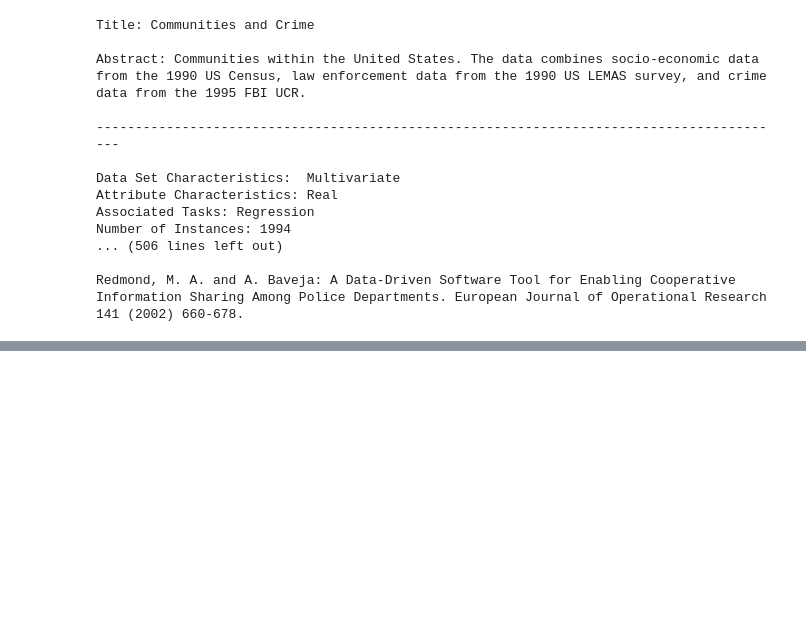
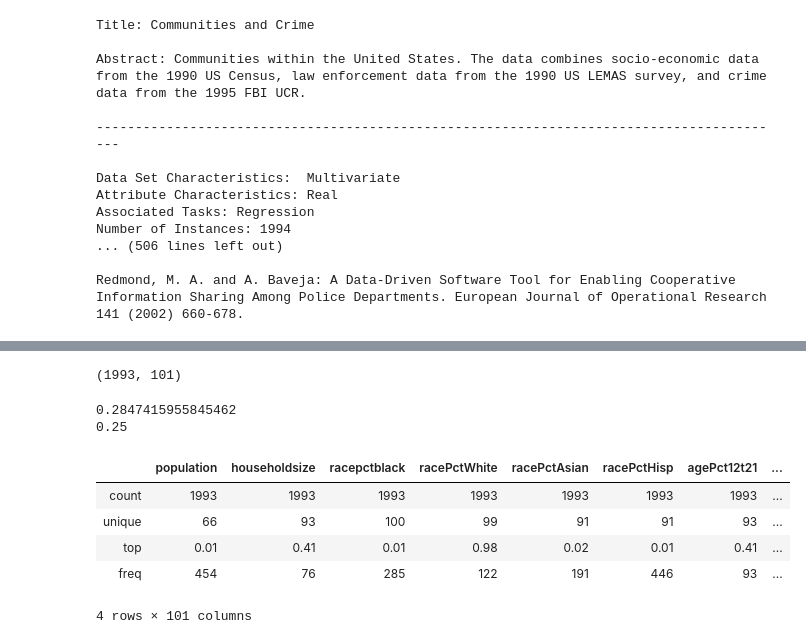
Before and after one commit to LpineA/data_analysis_project_communities, a Jupyter notebook: Jean.ipynb, the cells around one changed output, grey strips where cells are left out. Drawn from its saved outputs; the diff is of its cells as text; code cells hidden in the pictures; blank space fills up the shorter version.

```diff
--- a/Jean.ipynb
+++ b/Jean.ipynb
@@ -123,0 +120,6 @@ for i in range (2, len(df_clean.columns)):
+# %%
+data = df_cleaning.replace('?', np.nan)
+feat_miss = data.columns[data.isnull().any()]
+
+print(feat_miss)
+feat_miss.shape
@@ -124 +136,25 @@ for i in range (2, len(df_clean.columns)):
+# %%
+imputer = Imputer(missing_values = 'NaN', strategy = 'median', axis = 0)
+imputer = imputer.fit(data[['OtherPerCap']])
+data[['OtherPerCap']] = imputer.transform(data[['OtherPerCap']])
+# %%
+data_clean = data.dropna(axis=1)
+print(data_clean.shape)
+# %% [output]
+(1993, 101)
+# %%
+print(data_clean['OtherPerCap'].mean())
+print(data_clean['OtherPerCap'].median())
+# %% [output]
+0.2847415955845462
+0.25
+# %%
+data_clean.describe()
+# %% [output]
+|  | population | householdsize | racepctblack | racePctWhite | racePctAsian | racePctHisp | agePct12t21 | ... |
+| count | 1993 | 1993 | 1993 | 1993 | 1993 | 1993 | 1993 | ... |
+| unique | 66 | 93 | 100 | 99 | 91 | 91 | 93 | ... |
+| top | 0.01 | 0.41 | 0.01 | 0.98 | 0.02 | 0.01 | 0.41 | ... |
+| freq | 454 | 76 | 285 | 122 | 191 | 446 | 93 | ... |
+4 rows × 101 columns
 # %%
```
Also changed, not shown: parts of 7 cells of this notebook, 1 other file.
